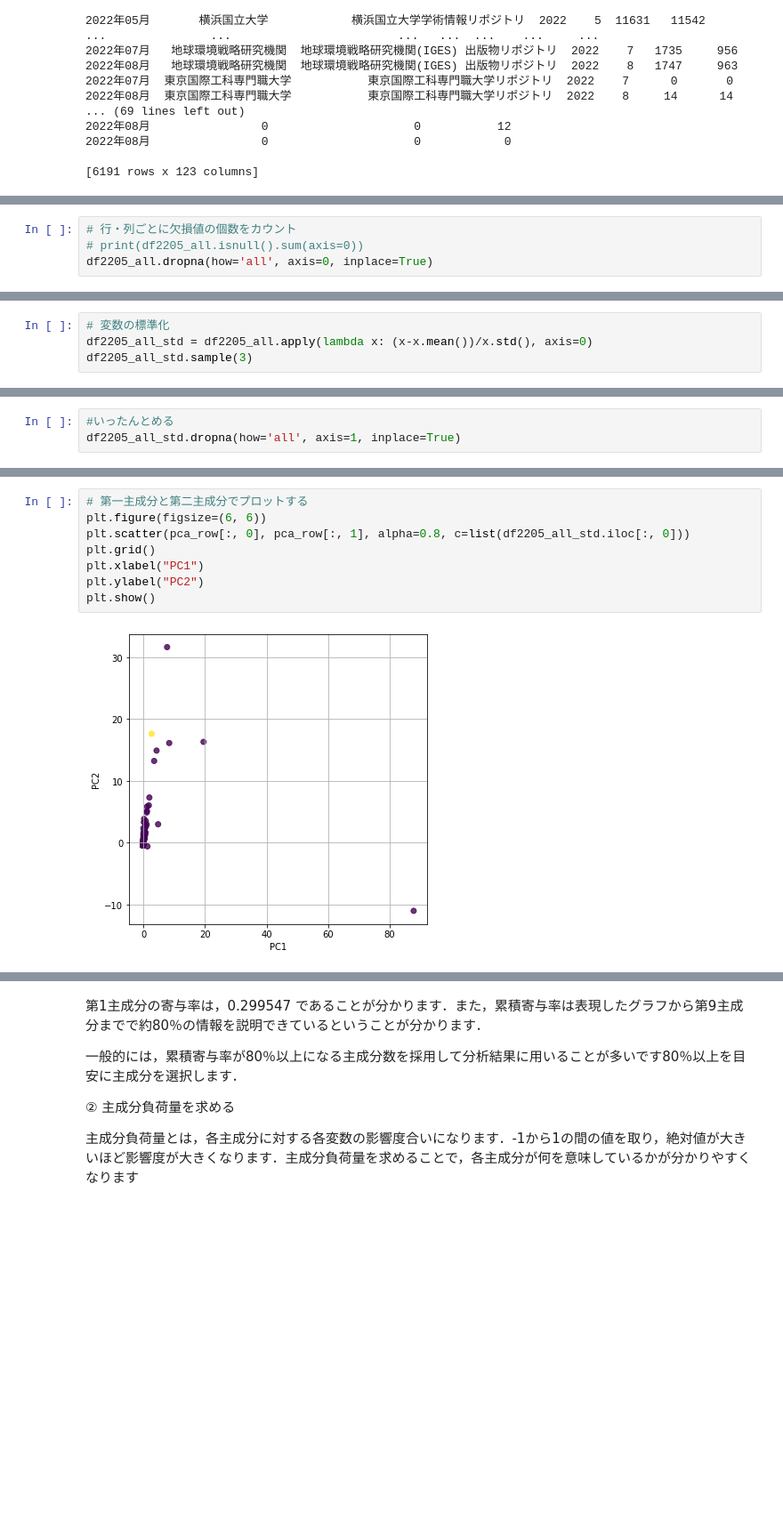
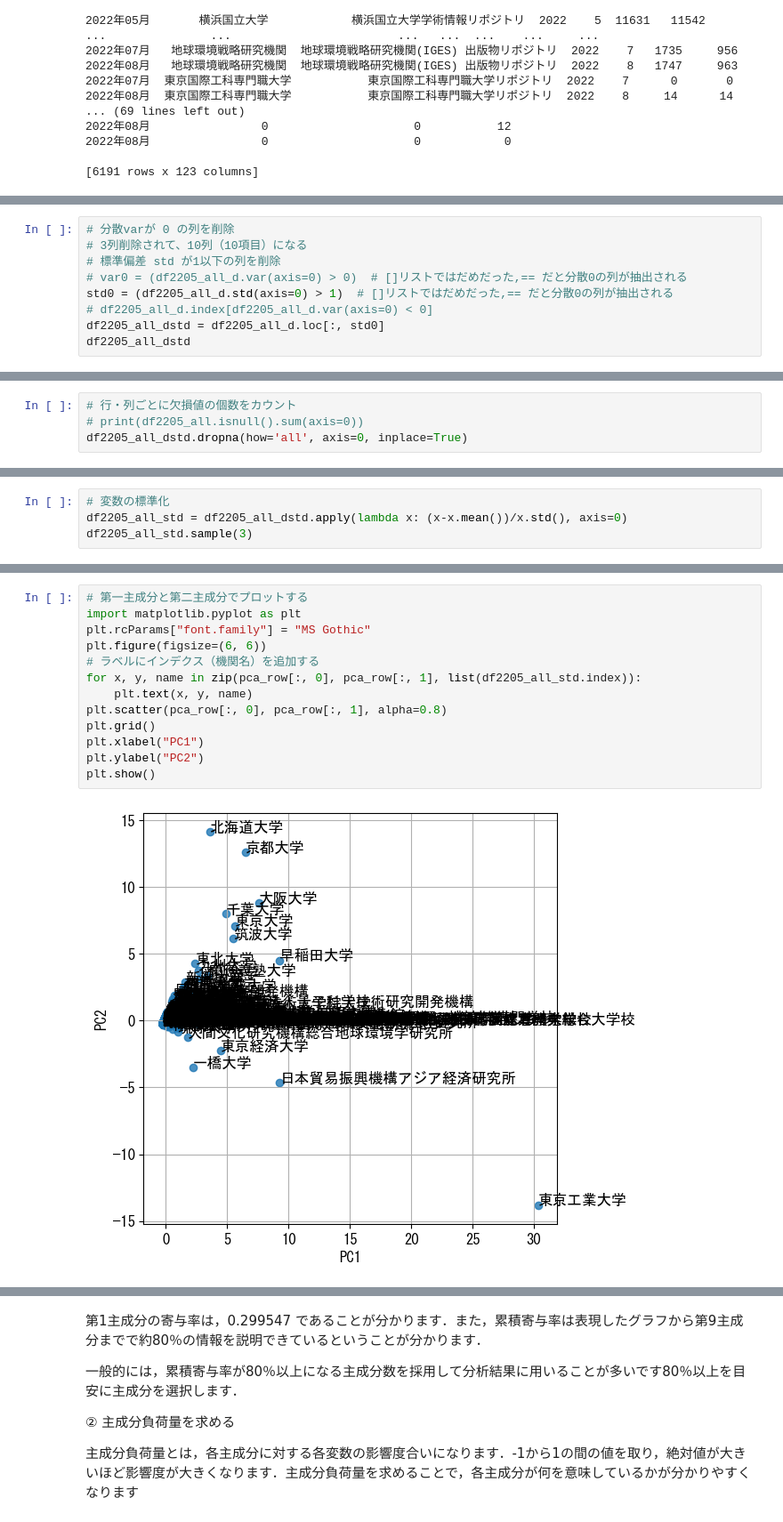
Before and after one commit to wonox/irdbscraping, a Jupyter notebook: irdb.ipynb, the cells around one changed output, grey strips where cells are left out. Shown at 89% size. Drawn from its saved outputs; the diff is of its cells as text; blank space fills up the shorter version.

```diff
--- a/irdb.ipynb
+++ b/irdb.ipynb
@@ -141 +412,10 @@ other                           True
 dtype: bool
+# %%
+# 分散varが 0 の列を削除
+# 3列削除されて、10列（10項目）になる
+# 標準偏差 std が1以下の列を削除
+# var0 = (df2205_all_d.var(axis=0) > 0)  # []リストではだめだった,== だと分散0の列が抽出される
+std0 = (df2205_all_d.std(axis=0) > 1)  # []リストではだめだった,== だと分散0の列が抽出される
+# df2205_all_d.index[df2205_all_d.var(axis=0) < 0]
+df2205_all_dstd = df2205_all_d.loc[:, std0]
+df2205_all_dstd
@@ -157,4 +454,4 @@ plt.show()
 # %%
 # 行・列ごとに欠損値の個数をカウント
 # print(df2205_all.isnull().sum(axis=0))
-df2205_all.dropna(how='all', axis=0, inplace=True)
+df2205_all_dstd.dropna(how='all', axis=0, inplace=True)
@@ -161,5 +463,5 @@ df2205_all.dropna(how='all', axis=0, inplace=True)
 # %%
 # 変数の標準化
-df2205_all_std = df2205_all.apply(lambda x: (x-x.mean())/x.std(), axis=0)
+df2205_all_std = df2205_all_dstd.apply(lambda x: (x-x.mean())/x.std(), axis=0)
 df2205_all_std.sample(3)
 # %% [output]
@@ -172,3 +472,0 @@ df2205_all_std.sample(3)
-# %%
-#いったんとめる
-df2205_all_std.dropna(how='all', axis=1, inplace=True)
@@ -218,10 +527,15 @@ pd.DataFrame(pca_row, columns=["PC{}".format(x + 1)
 # %%
 # 第一主成分と第二主成分でプロットする
+import matplotlib.pyplot as plt
+plt.rcParams["font.family"] = "MS Gothic"
 plt.figure(figsize=(6, 6))
-plt.scatter(pca_row[:, 0], pca_row[:, 1], alpha=0.8, c=list(df2205_all_std.iloc[:, 0]))
+# ラベルにインデクス（機関名）を追加する
+for x, y, name in zip(pca_row[:, 0], pca_row[:, 1], list(df2205_all_std.index)):
+    plt.text(x, y, name)
+plt.scatter(pca_row[:, 0], pca_row[:, 1], alpha=0.8)
 plt.grid()
 plt.xlabel("PC1")
 plt.ylabel("PC2")
 plt.show()
 # %% [output]
-[figure, old version]
+[figure, new version]
```
Also changed, not shown: parts of 48 cells of this notebook.
